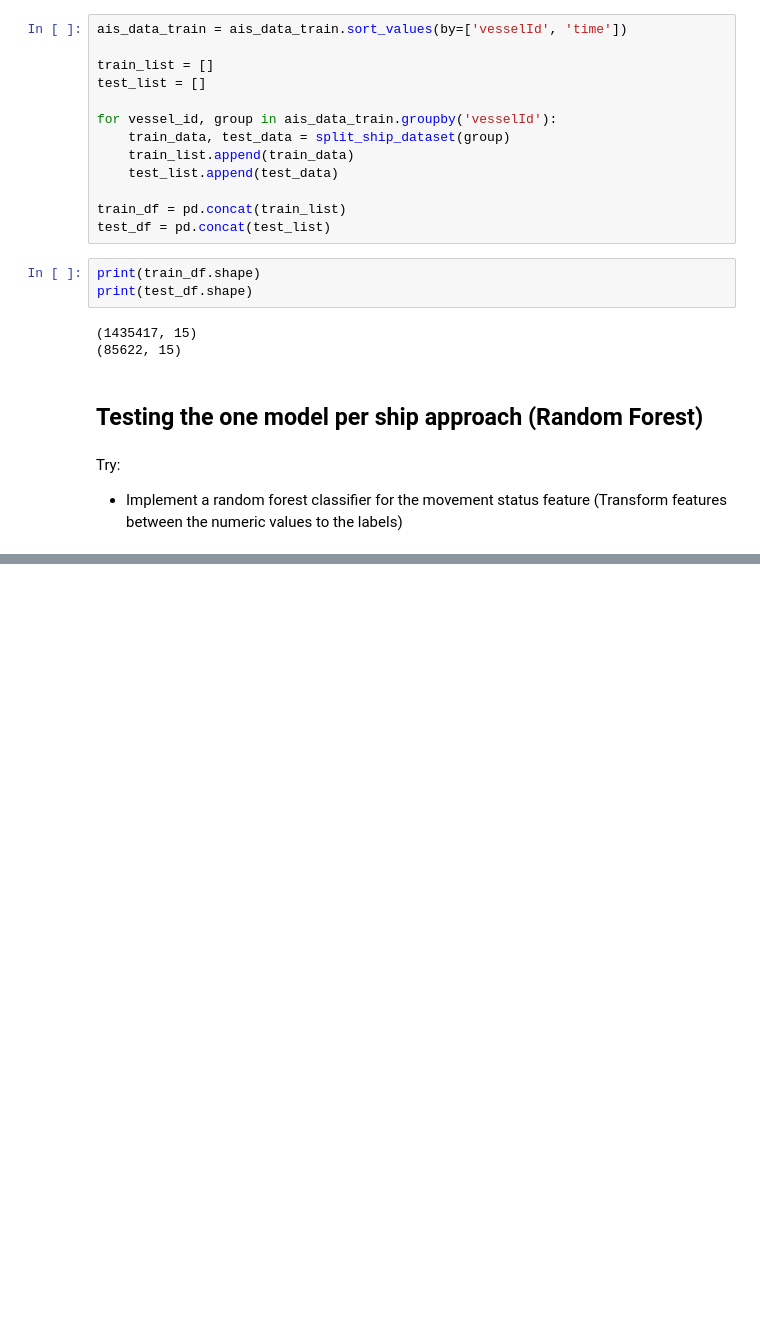
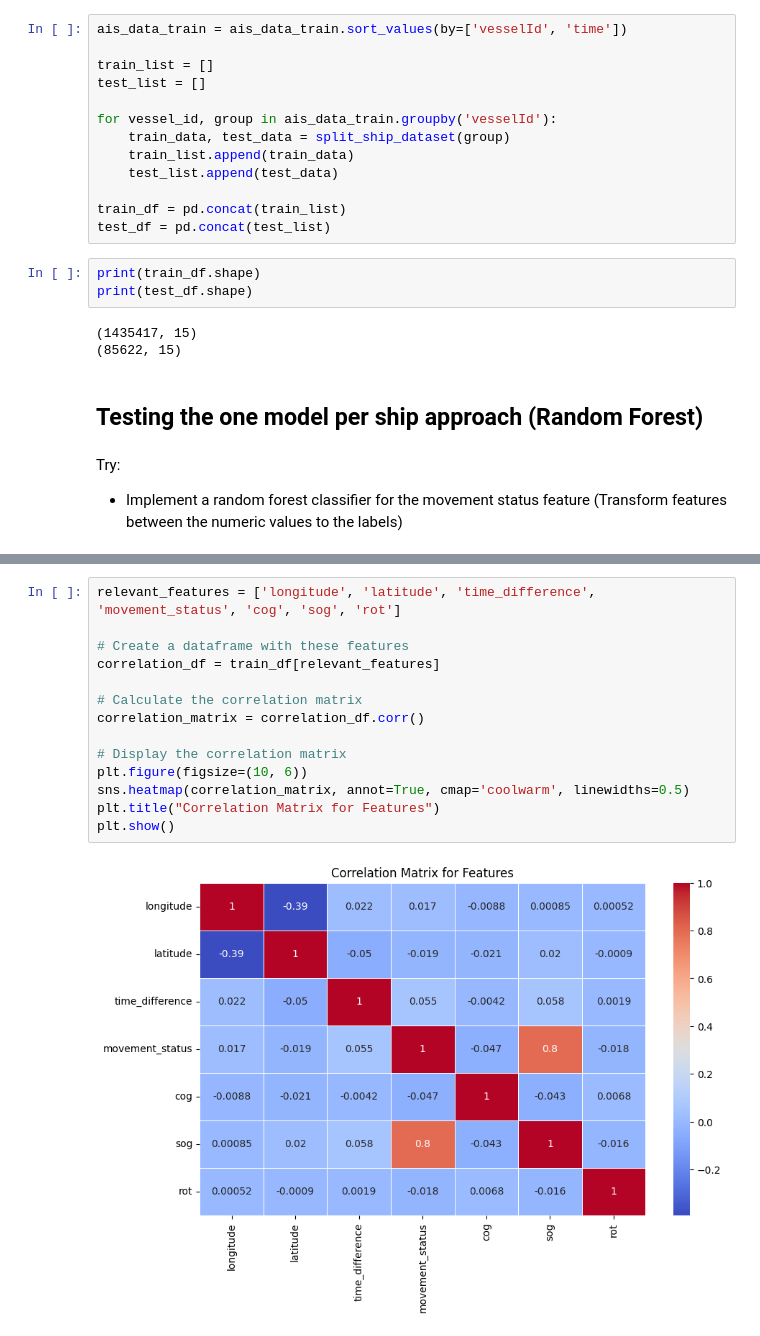
Before and after one commit to markka123/Marine-Vessel-Prediction-based-on-AIS-data, a Jupyter notebook: Markus sin lekegrind/creating_a_testing_framework.ipynb, the cells around one changed output, grey strips where cells are left out. Saved outputs shown, nothing was run; the diff lists cells and outputs as text; blank space fills up the shorter version.

```diff
--- a/Markus sin lekegrind/creating_a_testing_framework.ipynb
+++ b/Markus sin lekegrind/creating_a_testing_framework.ipynb
@@ -250,0 +288,16 @@ KeyboardInterrupt:
+# %%
+relevant_features = ['longitude', 'latitude', 'time_difference', 'movement_status', 'cog', 'sog', 'rot']
+
+# Create a dataframe with these features
+correlation_df = train_df[relevant_features]
+
+# Calculate the correlation matrix
+correlation_matrix = correlation_df.corr()
+
+# Display the correlation matrix
+plt.figure(figsize=(10, 6))
+sns.heatmap(correlation_matrix, annot=True, cmap='coolwarm', linewidths=0.5)
+plt.title("Correlation Matrix for Features")
+plt.show()
+# %% [output]
+[figure, added]
```
Also changed, not shown: parts of 5 cells of this notebook, 3 other files.
